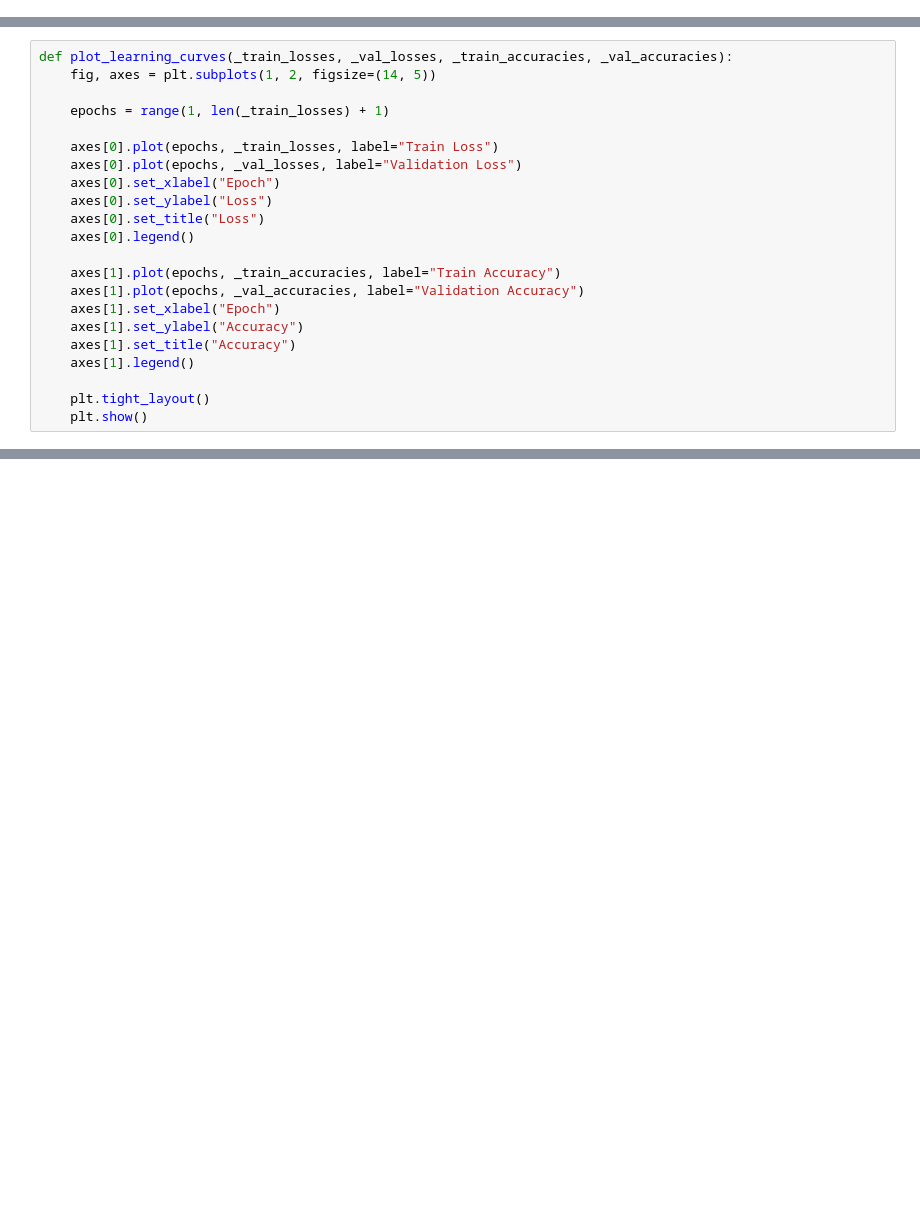
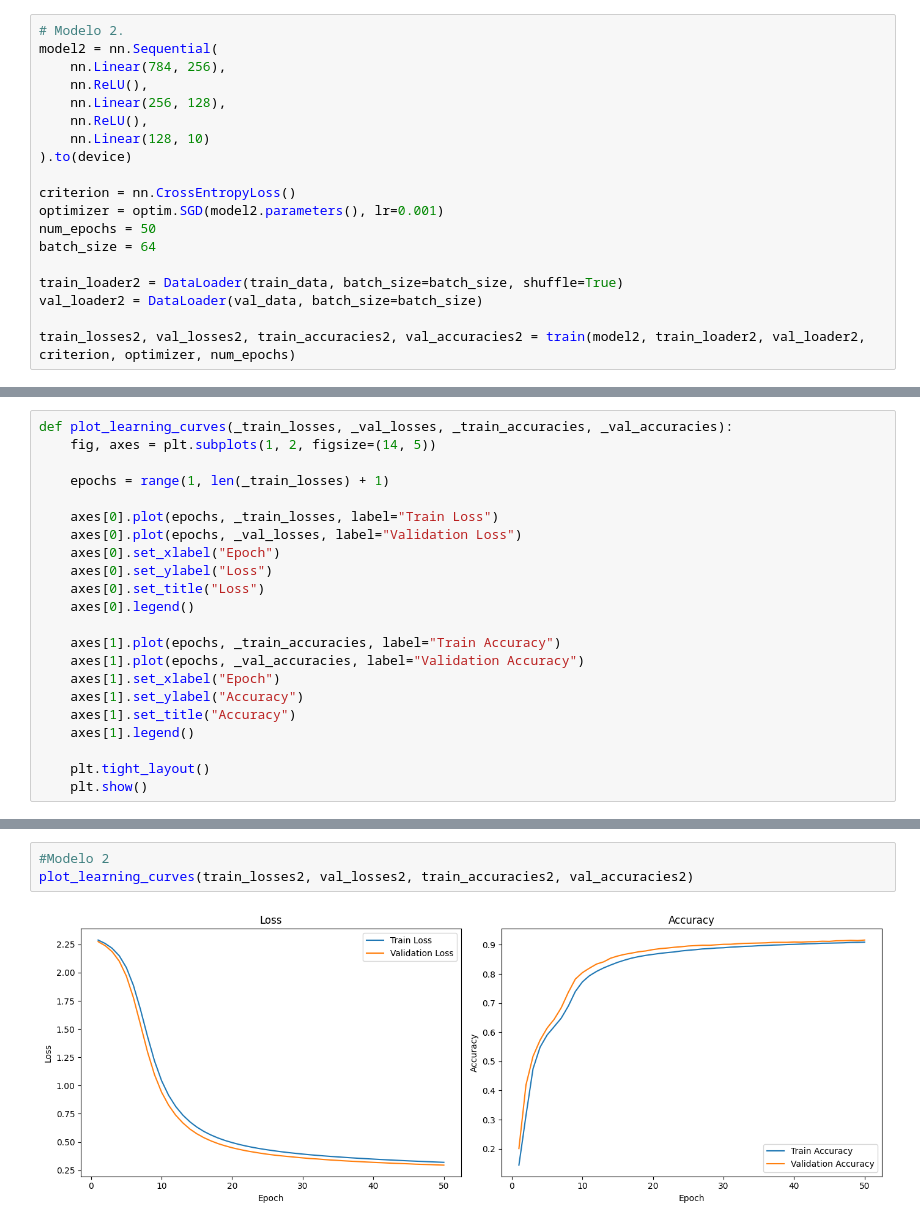
Before and after one commit to ErickCG0/MNIST, a Jupyter notebook: mnist.ipynb, the cells around one changed output, grey strips where cells are left out. Saved outputs shown, nothing was run; the diff lists cells and outputs as text; blank space fills up the shorter version.

```diff
--- a/mnist.ipynb
+++ b/mnist.ipynb
@@ -158,0 +176,19 @@ Epoch 12 | Train Loss: 0.1138 | Train Acc: 0.9664 | Val Loss: 0.0954 | Val Acc:
+# %%
+# Modelo 2.
+model2 = nn.Sequential(
+    nn.Linear(784, 256),
+    nn.ReLU(),
+    nn.Linear(256, 128),
+    nn.ReLU(),
+    nn.Linear(128, 10)
+).to(device)
+
+criterion = nn.CrossEntropyLoss()
+optimizer = optim.SGD(model2.parameters(), lr=0.001)
+num_epochs = 50
+batch_size = 64
+
+train_loader2 = DataLoader(train_data, batch_size=batch_size, shuffle=True)
+val_loader2 = DataLoader(val_data, batch_size=batch_size)
+
+train_losses2, val_losses2, train_accuracies2, val_accuracies2 = train(model2, train_loader2, val_loader2, criterion, optimizer, num_epochs)
@@ -184,0 +271,5 @@ plot_learning_curves(train_losses, val_losses, train_accuracies, val_accuracies)
+# %%
+#Modelo 2
+plot_learning_curves(train_losses2, val_losses2, train_accuracies2, val_accuracies2)
+# %% [output]
+[figure, added]
```
Also changed, not shown: parts of 7 cells of this notebook.
